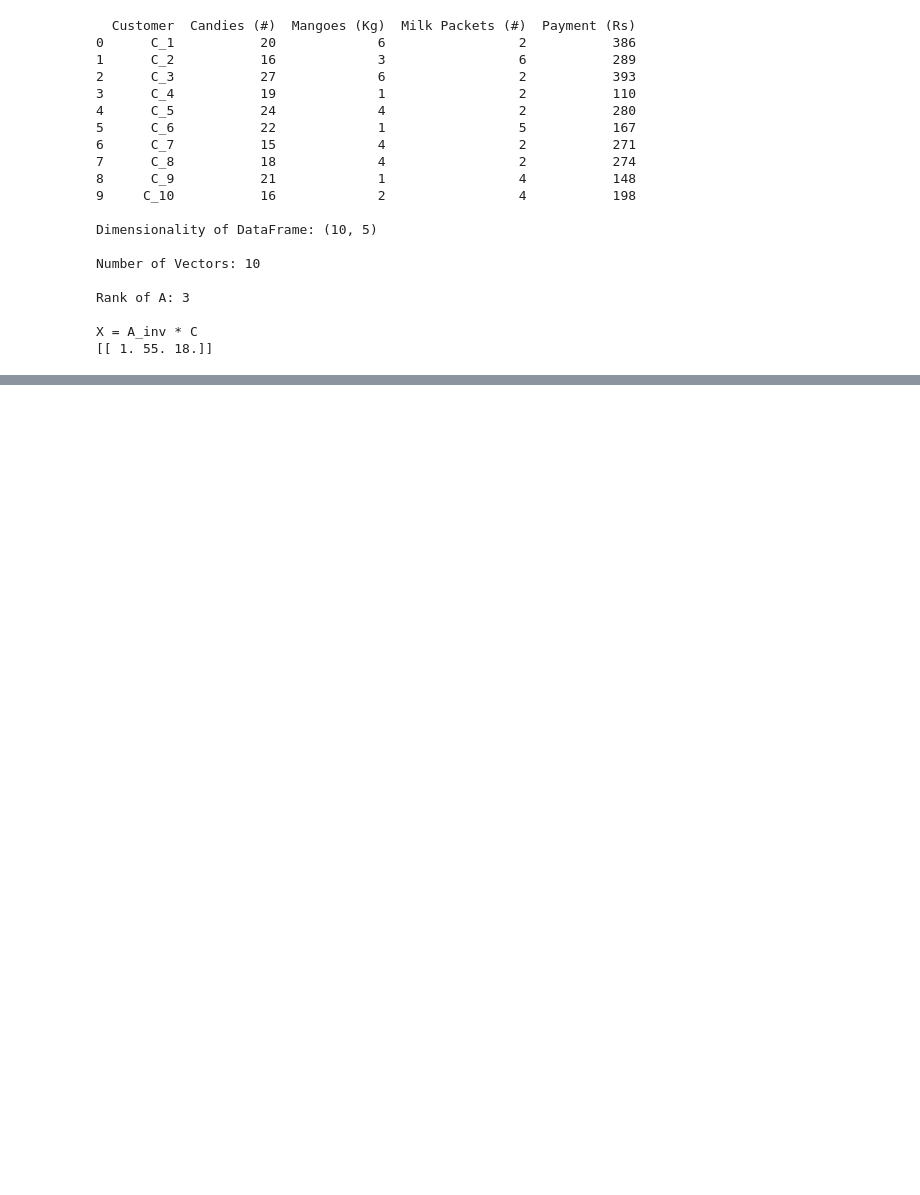
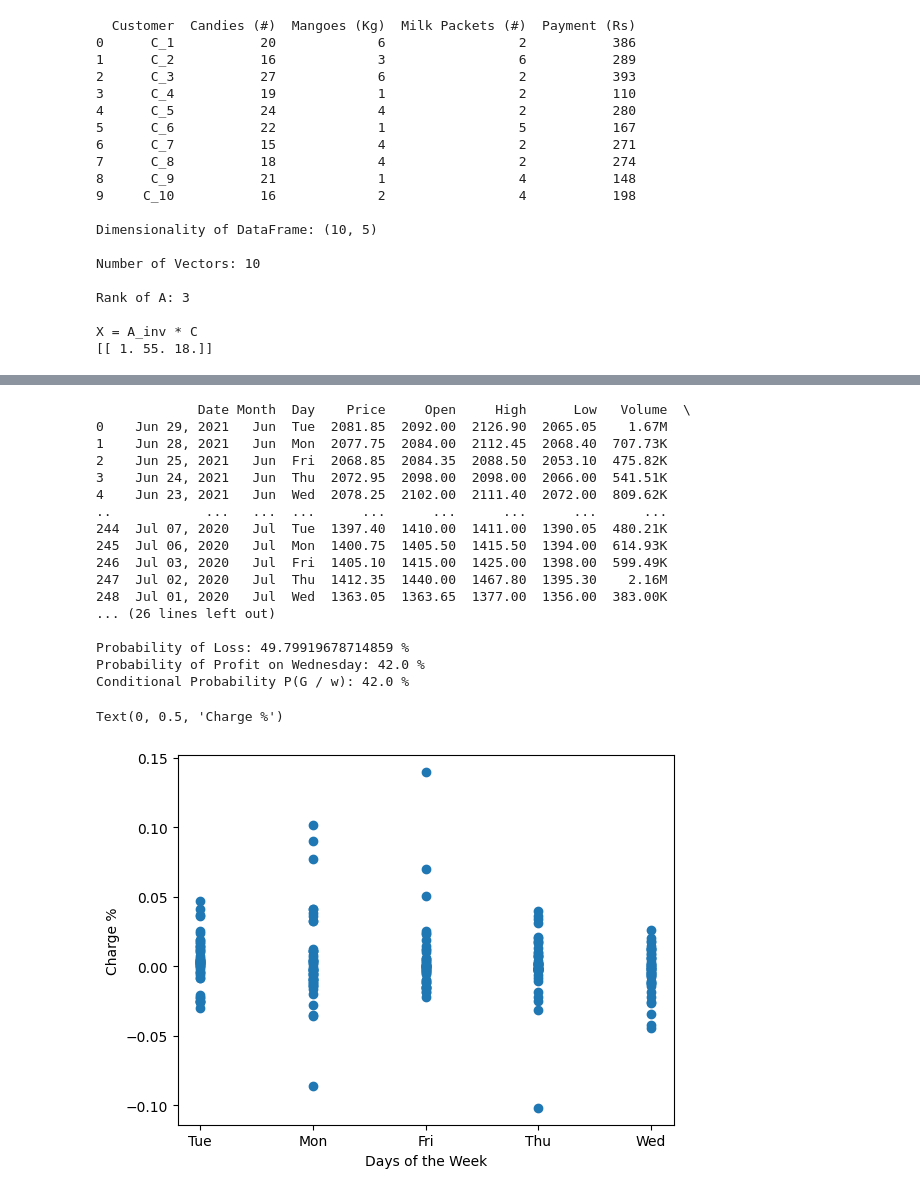
Before and after one commit to NishithP2004/19CSE305_ML, a Jupyter notebook: Lab_Session_02_31_07_2024.ipynb, the cells around one changed output, grey strips where cells are left out. Saved outputs shown, nothing was run; the diff lists cells and outputs as text; code cells hidden in the pictures; blank space fills up the shorter version.

```diff
--- a/Lab_Session_02_31_07_2024.ipynb
+++ b/Lab_Session_02_31_07_2024.ipynb
@@ -86 +92,81 @@ print(t1)
 ['RICH', 'RICH', 'RICH', 'POOR', 'RICH', 'POOR', 'RICH', 'RICH', 'POOR', 'RICH']
+# %%
+# A4
+import statistics as st
+
+irctc_stock = pd.read_excel("./Lab Session Data.xlsx", sheet_name="IRCTC Stock Price")
+
+print(irctc_stock)
+
+col_d = irctc_stock["Price"]
+mean = st.mean(col_d)
+variance = st.variance(col_d)
+
+print(f"Mean: {mean}")
+print(f"Variance: {variance}")
+
+wed_price = irctc_stock["Price"][irctc_stock["Day"] == "Wed"]
+wed_mean = st.mean(wed_price)
+wed_variance = st.variance(wed_price)
+
+print("\n")
+print(f"Wed Mean: {wed_mean}")
+print(f"Wed Variance: {wed_variance}")
+
+apr_price = irctc_stock["Price"][irctc_stock["Month"] == "Apr"]
+apr_mean = st.mean(apr_price)
+apr_variance = st.variance(apr_price)
+
+print("\n")
+print(f"Apr Mean: {apr_mean}")
+print(f"Apr Variance: {apr_variance}")
+print("\n")
+
+loss = len(list(filter(lambda a: float(a) < 0, irctc_stock["Chg%"])))
+total = len(irctc_stock["Chg%"])
+prob_loss = (loss / total) * 100
+
+print(f"Probability of Loss: {prob_loss} %")
+
+wed_chgs = irctc_stock["Chg%"][irctc_stock["Day"] == "Wed"]
+wed_total = len(wed_chgs)
+wed_profit = len(list(filter(lambda a: float(a) > 0, wed_chgs)))
+wed_prob_profit = (wed_profit / wed_total) * 100
+
+print(f"Probability of Profit on Wednesday: {wed_prob_profit} %")
+
+# Conditional Probability
+G_int_W = len(list(filter(lambda a: float(a) > 0, irctc_stock["Chg%"][irctc_stock["Day"] == "Wed"]))) / total
+prob_W = wed_total / total
+cond_prob_G_W = (G_int_W / prob_W) * 100
+
+print(f"Conditional Probability P(G / w): {cond_prob_G_W} %")
+
+# Plotting a Scatter Plot
+
+import matplotlib.pyplot as plt
+
+plt.scatter(irctc_stock["Day"], irctc_stock["Chg%"])
+
+plt.xlabel("Days of the Week")
+plt.ylabel("Charge %")
+# %% [output]
+             Date Month  Day    Price     Open     High      Low   Volume  \
+0    Jun 29, 2021   Jun  Tue  2081.85  2092.00  2126.90  2065.05    1.67M
+1    Jun 28, 2021   Jun  Mon  2077.75  2084.00  2112.45  2068.40  707.73K
+2    Jun 25, 2021   Jun  Fri  2068.85  2084.35  2088.50  2053.10  475.82K
+3    Jun 24, 2021   Jun  Thu  2072.95  2098.00  2098.00  2066.00  541.51K
+4    Jun 23, 2021   Jun  Wed  2078.25  2102.00  2111.40  2072.00  809.62K
+..            ...   ...  ...      ...      ...      ...      ...      ...
+244  Jul 07, 2020   Jul  Tue  1397.40  1410.00  1411.00  1390.05  480.21K
+245  Jul 06, 2020   Jul  Mon  1400.75  1405.50  1415.50  1394.00  614.93K
+246  Jul 03, 2020   Jul  Fri  1405.10  1415.00  1425.00  1398.00  599.49K
+247  Jul 02, 2020   Jul  Thu  1412.35  1440.00  1467.80  1395.30    2.16M
+248  Jul 01, 2020   Jul  Wed  1363.05  1363.65  1377.00  1356.00  383.00K
+... (26 lines left out)
+
+Probability of Loss: 49.79919678714859 %
+Probability of Profit on Wednesday: 42.0 %
+Conditional Probability P(G / w): 42.0 %
+Text(0, 0.5, 'Charge %')
+[figure, added]
```
Also changed, not shown: parts of 6 cells of this notebook.
